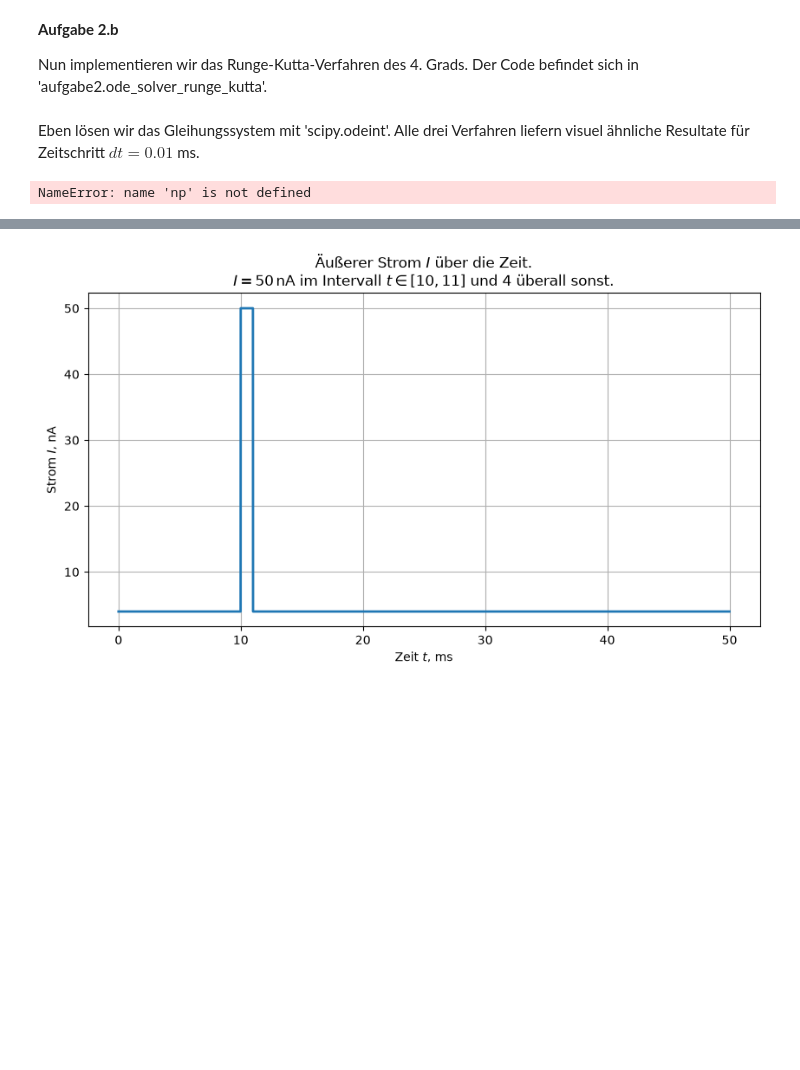
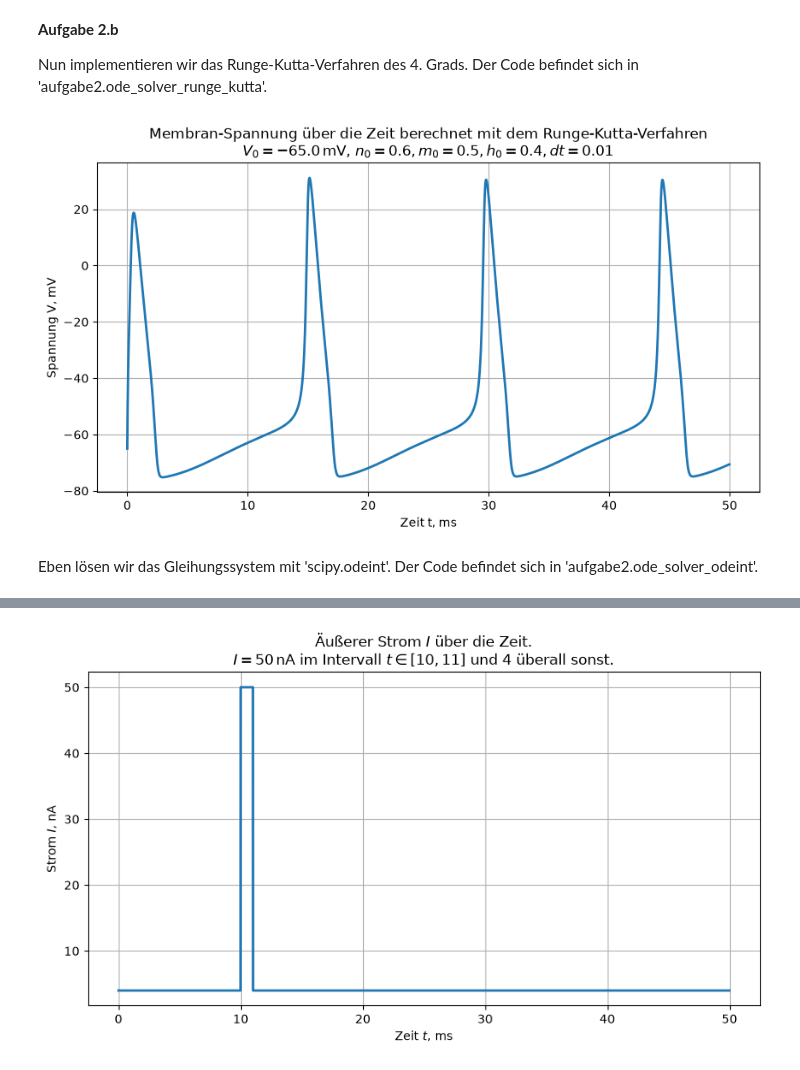
Before and after one commit to Isomorphic13/neuronensimulation, a Jupyter notebook: aufgabe2/notebook/hodgkins_huxley_gleichungssystem.ipynb, the cells around one changed output, grey strips where cells are left out. Saved outputs shown, nothing was run; the diff lists cells and outputs as text; code cells hidden in the pictures; blank space fills up the shorter version.

```diff
--- a/aufgabe2/notebook/hodgkins_huxley_gleichungssystem.ipynb
+++ b/aufgabe2/notebook/hodgkins_huxley_gleichungssystem.ipynb
@@ -35,36 +43,10 @@ visualizer.visualize_a(x_0, I_0, t_a, t_b, dt)
 
 Nun implementieren wir das Runge-Kutta-Verfahren des 4. Grads. Der Code befindet sich in 'aufgabe2.ode_solver_runge_kutta'.
 # %%
-visualizer
+from aufgabe2 import visualizer
 
-visualizer.visualize_b(x_0, I_0, t_a, t_b, dt)
+visualizer.visualize_runge_kutta_method(x_0, I_0, t_a, t_b, dt)
+# %% [output]
+[figure, added]
 # %% [markdown]
-Eben lösen wir das Gleihungssystem mit 'scipy.odeint'. Alle drei Verfahren liefern visuel ähnliche Resultate für Zeitschritt $dt = 0.01$ ms.
+Eben lösen wir das Gleihungssystem mit 'scipy.odeint'. Der Code befindet sich in 'aufgabe2.ode_solver_odeint'.
-# %%
-import scipy.integrate as spi
-import aufgabe2.equations as eq
-import matplotlib.pyplot as plt
-state_0 = [-65, 0.6, 0.5, 0.4]
-
-I = 5
-
-def hh_system(state, t, I, tuple_of_constants : tuple[float]):
-    return eq.equations_vector(state, I, tuple_of_constants)
-
-tpoints = np.arange(t_a, t_b, dt)
-tuple_of_constants = (1, 36, 120, 0.3, -77, 50, -54.387)
-solution = spi.odeint(hh_system, state_0, tpoints, args=(I,tuple_of_constants) )
-
-V_t = solution[:, 0]
-
-
-# --- Plot ---
-plt.figure(figsize=(10, 5))
-plt.plot(tpoints, V_t)
-plt.title("Membran-Spannung über die Zeit berechnet mit der 'scipy.odeint'-Biblothek. \n" + rf"$V_0 = {V_0}$mV, $n_0 = {n_0}, m_0 = {m_0}, h_0 = {h_0}$")
-plt.xlabel("Zeit t, ms")
-plt.ylabel("Spannung V, mV")
-plt.grid(True)
-plt.show()
-# %% [output]
-NameError: name 'np' is not defined
```
Also changed, not shown: parts of 11 cells of this notebook, 20 other files.
